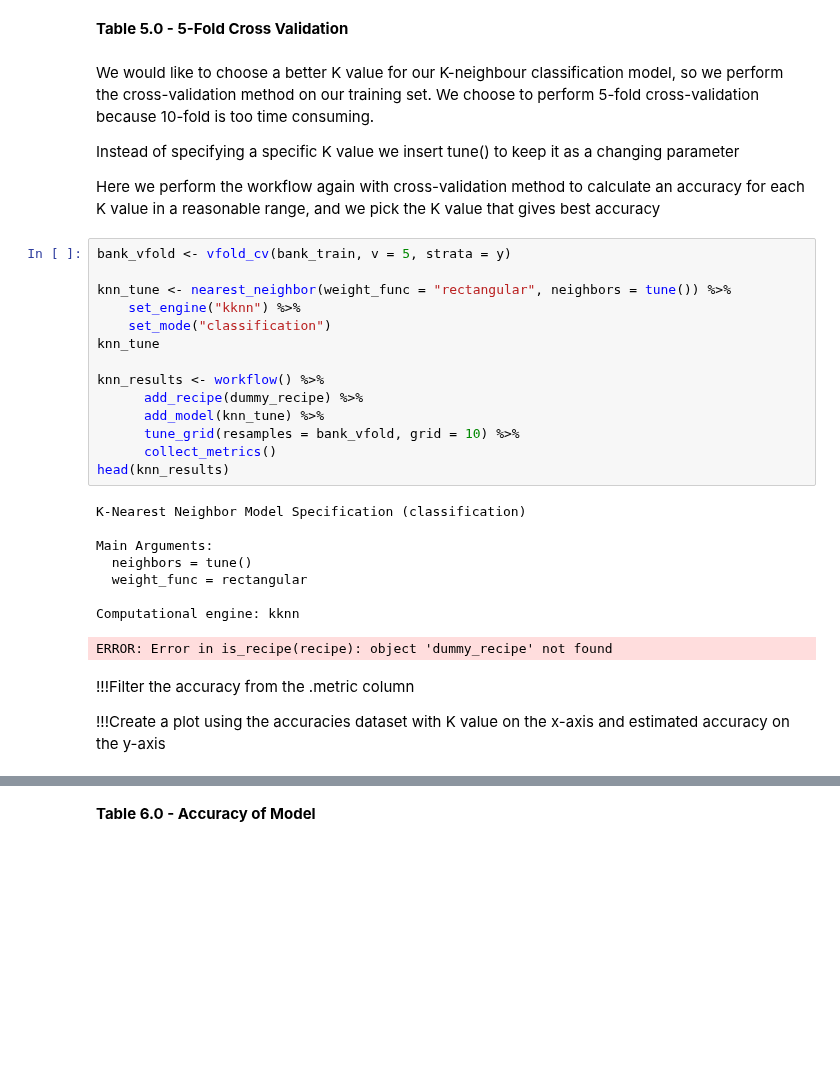
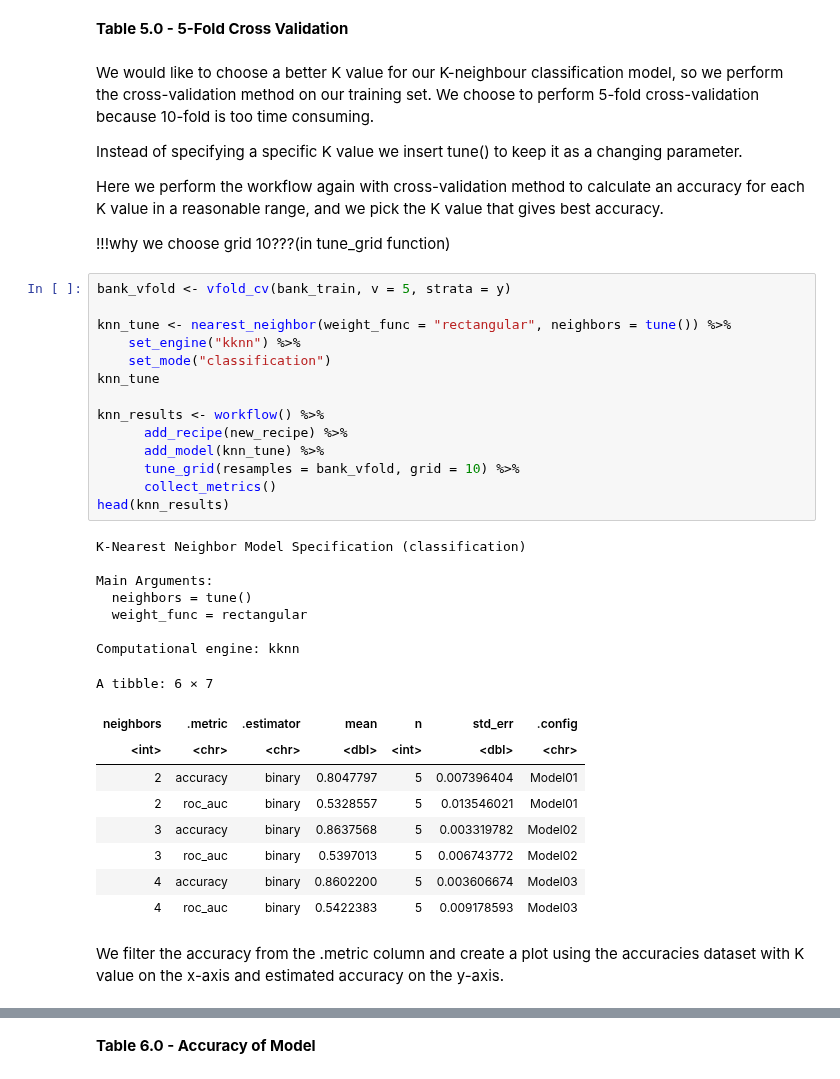
Before and after one commit to Kyungmin725/group34, a Jupyter notebook: group-project34.ipynb, the cells around one changed output, grey strips where cells are left out. Cells and saved outputs as stored; diff of their text form; blank space fills up the shorter version.

Commit message:
Total editing
editing error and add comments

```diff
--- a/group-project34.ipynb
+++ b/group-project34.ipynb
@@ -337,37 +265,45 @@ We would like to choose a better K value for our K-neighbour classification mode
 We choose to perform 5-fold cross-validation because 10-fold is too time consuming.
 
 
-Instead of specifying a specific K value we insert tune() to keep it as a changing parameter
+Instead of specifying a specific K value we insert tune() to keep it as a changing parameter.
 
 
-Here we perform the workflow again with cross-validation method to calculate an accuracy for each K value in a reasonable range, and we pick the K value that gives best accuracy
+Here we perform the workflow again with cross-validation method to calculate an accuracy for each K value in a reasonable range, and we pick the K value that gives best accuracy.
+
+!!!why we choose grid 10???(in tune_grid function)
 # %%
 bank_vfold <- vfold_cv(bank_train, v = 5, strata = y)
 
 knn_tune <- nearest_neighbor(weight_func = "rectangular", neighbors = tune()) %>%
     set_engine("kknn") %>%
     set_mode("classification")
 knn_tune
 
 knn_results <- workflow() %>%
-      add_recipe(dummy_recipe) %>%
+      add_recipe(new_recipe) %>%
       add_model(knn_tune) %>%
       tune_grid(resamples = bank_vfold, grid = 10) %>%
       collect_metrics()
 head(knn_results)
 # %% [output]
 K-Nearest Neighbor Model Specification (classification)
 
 Main Arguments:
   neighbors = tune()
   weight_func = rectangular
 
 Computational engine: kknn
-ERROR: Error in is_recipe(recipe): object 'dummy_recipe' not found
+A tibble: 6 × 7
+| neighbors | .metric | .estimator | mean | n | std_err | .config |
+| <int> | <chr> | <chr> | <dbl> | <int> | <dbl> | <chr> |
+| 2 | accuracy | binary | 0.8047797 | 5 | 0.007396404 | Model01 |
+| 2 | roc_auc | binary | 0.5328557 | 5 | 0.013546021 | Model01 |
+| 3 | accuracy | binary | 0.8637568 | 5 | 0.003319782 | Model02 |
+| 3 | roc_auc | binary | 0.5397013 | 5 | 0.006743772 | Model02 |
+| 4 | accuracy | binary | 0.8602200 | 5 | 0.003606674 | Model03 |
+| 4 | roc_auc | binary | 0.5422383 | 5 | 0.009178593 | Model03 |
 # %% [markdown]
-!!!Filter the accuracy from the .metric column
-
-!!!Create a plot using the accuracies dataset with K value on the x-axis and estimated accuracy on the y-axis
+We filter the accuracy from the .metric column and create a plot using the accuracies dataset with K value on the x-axis and estimated accuracy on the y-axis.
 # %%
 accuracies <- knn_results %>%
       filter(.metric=="accuracy")
```
Also changed, not shown: parts of 18 cells of this notebook.
